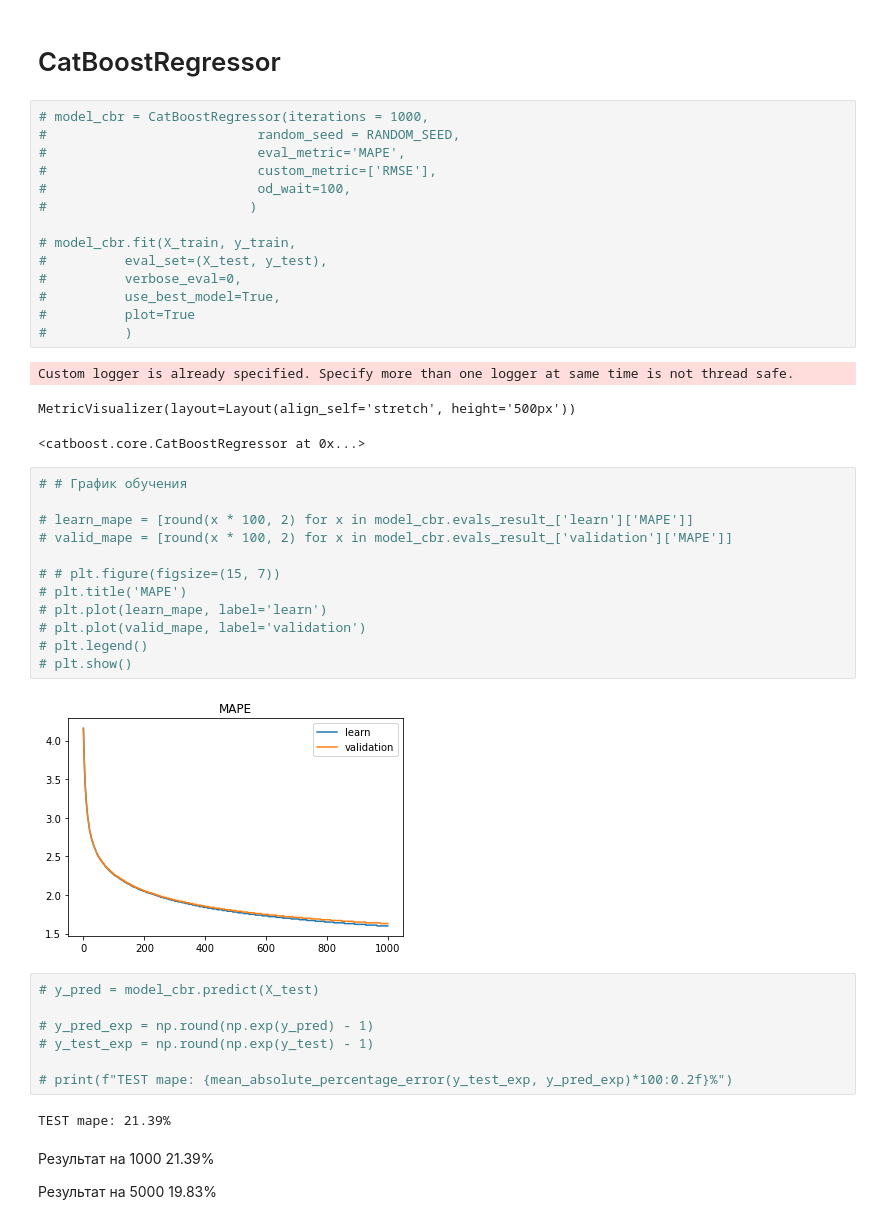
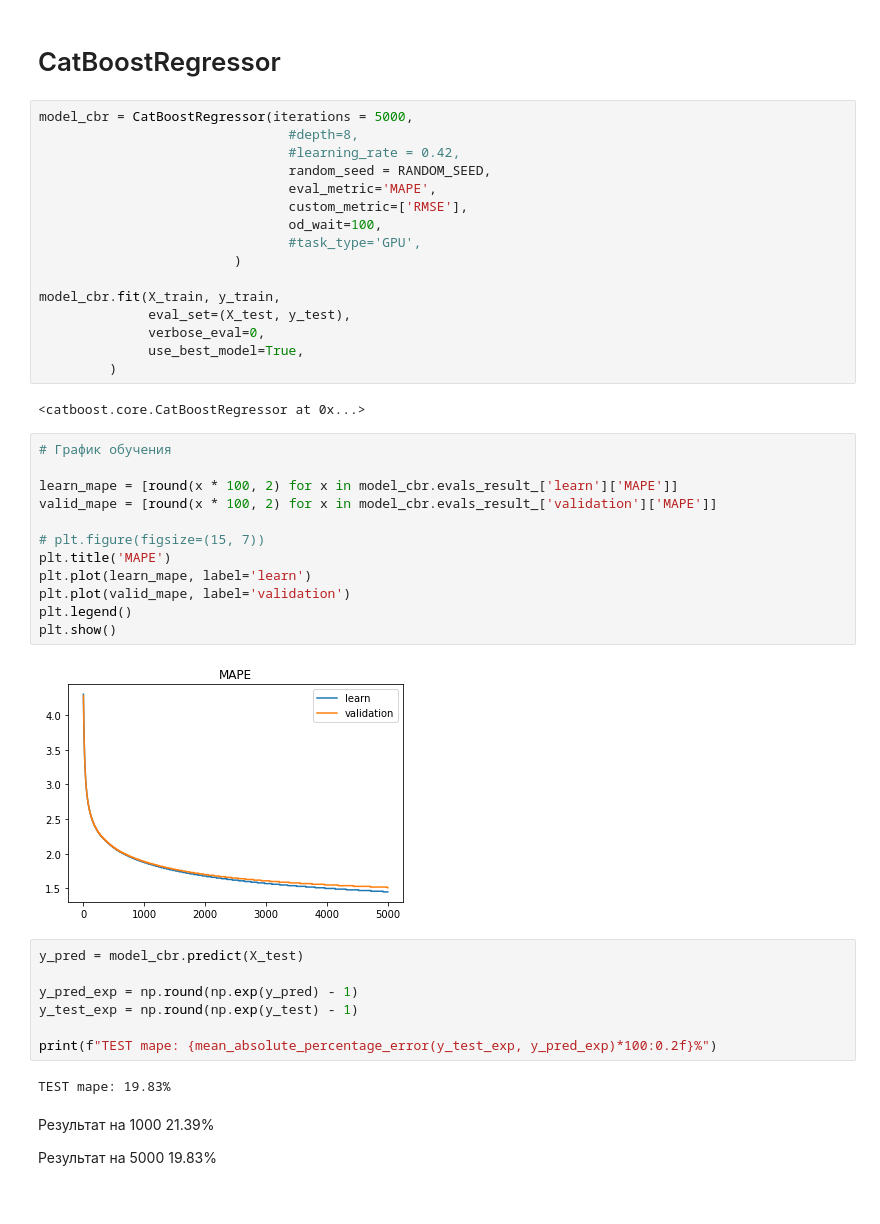
Before and after one commit to TimeryaevaM/Diplom, a Jupyter notebook: diplom_7v_temp.ipynb, the cells around one changed output. Drawn from its saved outputs; the diff is of its cells as text.

```diff
--- a/diplom_7v_temp.ipynb
+++ b/diplom_7v_temp.ipynb
@@ -1624,46 +1624,46 @@ X_train, X_test, y_train, y_test = train_test_split(X, Y, test_size=0.3, shuffle
 # %% [markdown]
 # CatBoostRegressor
 # %%
-# model_cbr = CatBoostRegressor(iterations = 1000,
-#                           random_seed = RANDOM_SEED,
-#                           eval_metric='MAPE',
-#                           custom_metric=['RMSE'],
-#                           od_wait=100,
-#                          )
+model_cbr = CatBoostRegressor(iterations = 5000,
+                                #depth=8,
+                                #learning_rate = 0.42,
+                                random_seed = RANDOM_SEED,
+                                eval_metric='MAPE',
+                                custom_metric=['RMSE'],
+                                od_wait=100,
+                                #task_type='GPU',
+                         )
 
-# model_cbr.fit(X_train, y_train,
-#          eval_set=(X_test, y_test),
-#          verbose_eval=0,
-#          use_best_model=True,
-#          plot=True
-#          )
+model_cbr.fit(X_train, y_train,
+              eval_set=(X_test, y_test),
+              verbose_eval=0,
+              use_best_model=True,
+         )
 # %% [output]
-Custom logger is already specified. Specify more than one logger at same time is not thread safe.
+<catboost.core.CatBoostRegressor at 0x...>
-MetricVisualizer(layout=Layout(align_self='stretch', height='500px'))
-<catboost.core.CatBoostRegressor at 0x...>
 # %%
-# # График обучения
+# График обучения
 
-# learn_mape = [round(x * 100, 2) for x in model_cbr.evals_result_['learn']['MAPE']]
-# valid_mape = [round(x * 100, 2) for x in model_cbr.evals_result_['validation']['MAPE']]
+learn_mape = [round(x * 100, 2) for x in model_cbr.evals_result_['learn']['MAPE']]
+valid_mape = [round(x * 100, 2) for x in model_cbr.evals_result_['validation']['MAPE']]
 
-# # plt.figure(figsize=(15, 7))
-# plt.title('MAPE')
-# plt.plot(learn_mape, label='learn')
-# plt.plot(valid_mape, label='validation')
-# plt.legend()
-# plt.show()
+# plt.figure(figsize=(15, 7))
+plt.title('MAPE')
+plt.plot(learn_mape, label='learn')
+plt.plot(valid_mape, label='validation')
+plt.legend()
+plt.show()
 # %% [output]
-[figure, old version]
+[figure, new version]
 # %%
-# y_pred = model_cbr.predict(X_test)
+y_pred = model_cbr.predict(X_test)
 
-# y_pred_exp = np.round(np.exp(y_pred) - 1)
-# y_test_exp = np.round(np.exp(y_test) - 1)
+y_pred_exp = np.round(np.exp(y_pred) - 1)
+y_test_exp = np.round(np.exp(y_test) - 1)
 
-# print(f"TEST mape: {mean_absolute_percentage_error(y_test_exp, y_pred_exp)*100:0.2f}%")
+print(f"TEST mape: {mean_absolute_percentage_error(y_test_exp, y_pred_exp)*100:0.2f}%")
 # %% [output]
-TEST mape: 21.39%
+TEST mape: 19.83%
 # %% [markdown]
 Результат на 1000 21.39%
 
```
Also changed, not shown: parts of 68 cells of this notebook.
